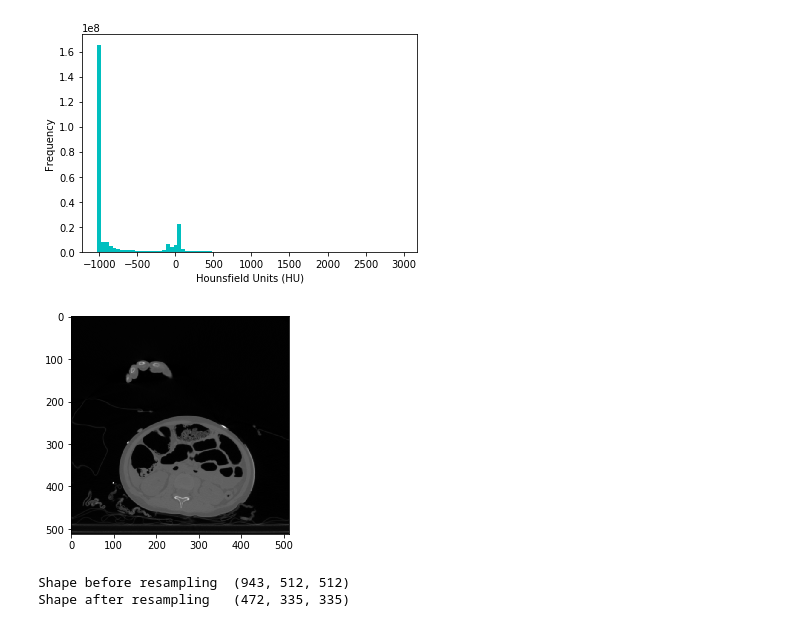
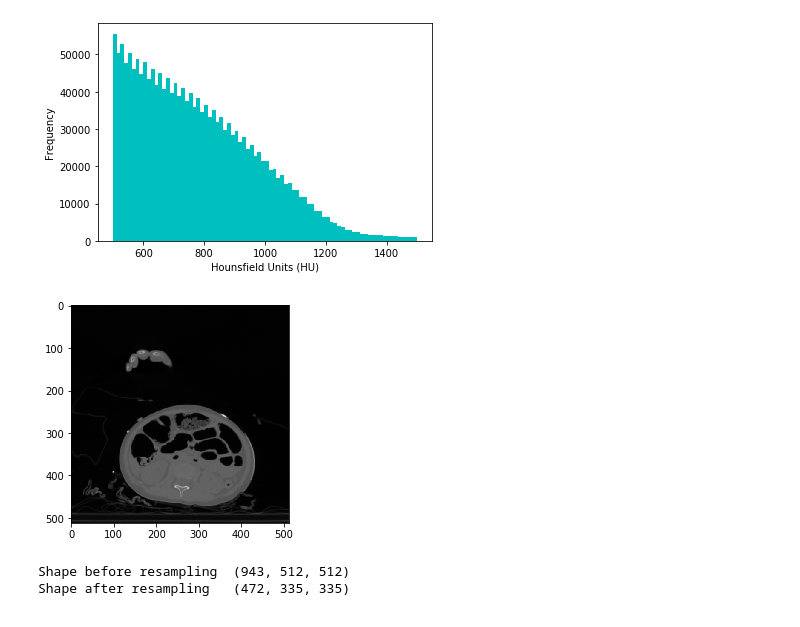
Before and after one commit to PlayWeird/utooth, a Jupyter notebook: preprocessing_dicom.ipynb, the cells around one changed output. Drawn from its saved outputs; the diff is of its cells as text; code cells hidden in the pictures.

```diff
--- a/preprocessing_dicom.ipynb
+++ b/preprocessing_dicom.ipynb
@@ -55,19 +56,19 @@ def get_pixels_hu(slices):
 # %%
 
 first_patient = load_scan(INPUT_FOLDER + patients[0])
 first_patient_pixels = get_pixels_hu(first_patient)
 
 # Show histogram of Hounsfield density bins
-plt.hist(first_patient_pixels.flatten(), bins=80, color='c')
+plt.hist(first_patient_pixels.flatten(), bins=80, range=(500, 1500) ,color='c')
 plt.xlabel("Hounsfield Units (HU)")
 plt.ylabel("Frequency")
 plt.show()
 
 # Show some slice in the middle
 plt.imshow(first_patient_pixels[80], cmap=plt.cm.gray)
 plt.show()
 # %% [output]
-[figure, old version]
+[figure, new version]
 [figure]
 # %%
 def resample(image, scan, new_spacing=[1, 1, 1]):
```
Also changed, not shown: parts of 5 cells of this notebook, 1 other file.
